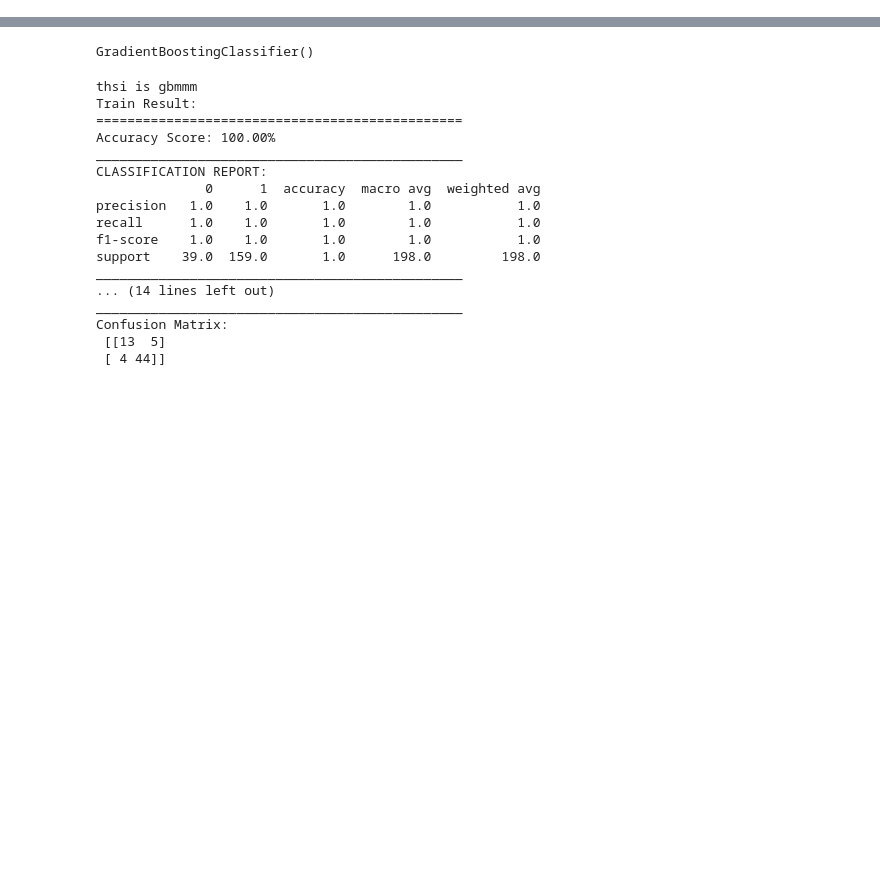
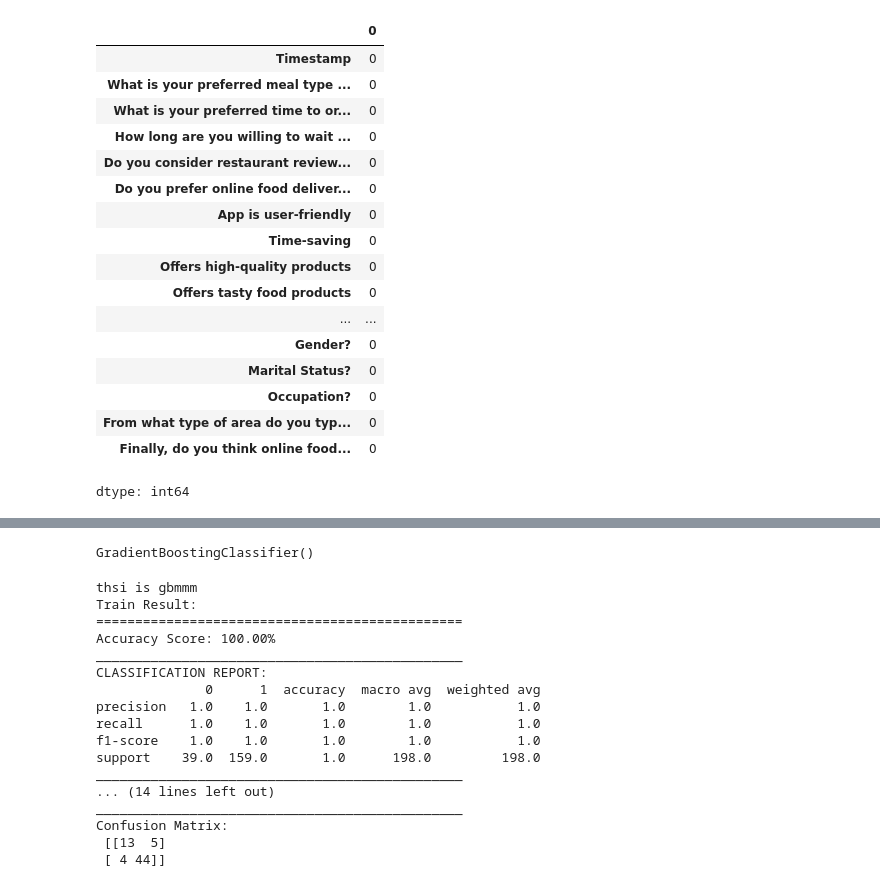
Before and after one commit to mayamoneib/deliveryfood, a Jupyter notebook: surveydata.ipynb, the cells around one changed output, grey strips where cells are left out. Saved outputs shown, nothing was run; the diff lists cells and outputs as text; code cells hidden in the pictures; blank space fills up the shorter version.

```diff
--- a/surveydata.ipynb
+++ b/surveydata.ipynb
@@ -371,0 +46,22 @@ Confusion Matrix:
+# %%
+
+df.isnull().sum()
+# %% [output]
+|  | 0 |
+| Timestamp | 0 |
+| What is your preferred meal type ... | 0 |
+| What is your preferred time to or... | 0 |
+| How long are you willing to wait ... | 0 |
+| Do you consider restaurant review... | 0 |
+| Do you prefer online food deliver... | 0 |
+| App is user-friendly | 0 |
+| Time-saving | 0 |
+| Offers high-quality products | 0 |
+| Offers tasty food products | 0 |
+| ... | ... |
+| Gender? | 0 |
+| Marital Status? | 0 |
+| Occupation? | 0 |
+| From what type of area do you typ... | 0 |
+| Finally, do you think online food... | 0 |
+dtype: int64
```
Also changed, not shown: parts of 59 cells of this notebook.
